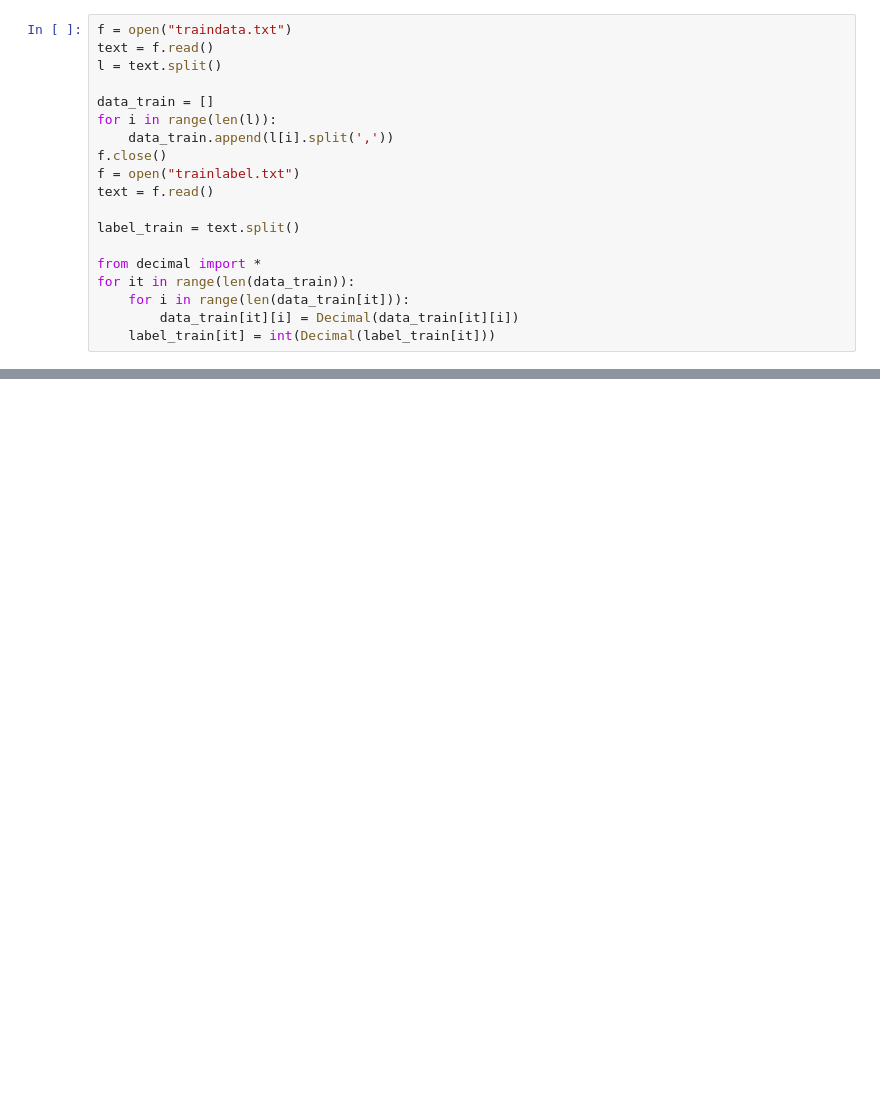
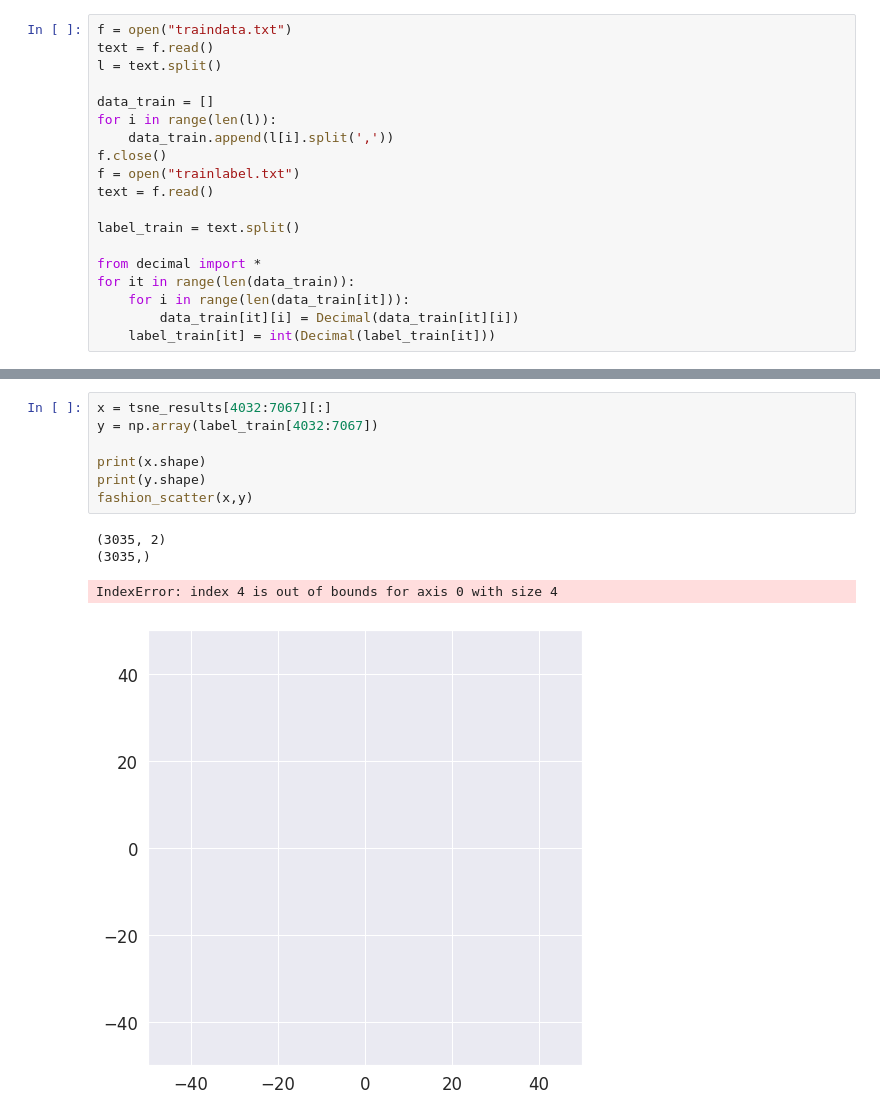
Before and after one commit to ofcm/ofcm, a Jupyter notebook: models/training/Untitled.ipynb, the cells around one changed output, grey strips where cells are left out. Cells and saved outputs as stored; diff of their text form; blank space fills up the shorter version.

```diff
--- a/models/training/Untitled.ipynb
+++ b/models/training/Untitled.ipynb
@@ -42,0 +111,12 @@ tsne_results = tsne.fit_transform(data_train,label_train)
+# %%
+x = tsne_results[4032:7067][:]
+y = np.array(label_train[4032:7067])
+
+print(x.shape)
+print(y.shape)
+fashion_scatter(x,y)
+# %% [output]
+(3035, 2)
+(3035,)
+IndexError: index 4 is out of bounds for axis 0 with size 4
+[figure, added]
```
Also changed, not shown: parts of 5 cells of this notebook, 7 other files.
